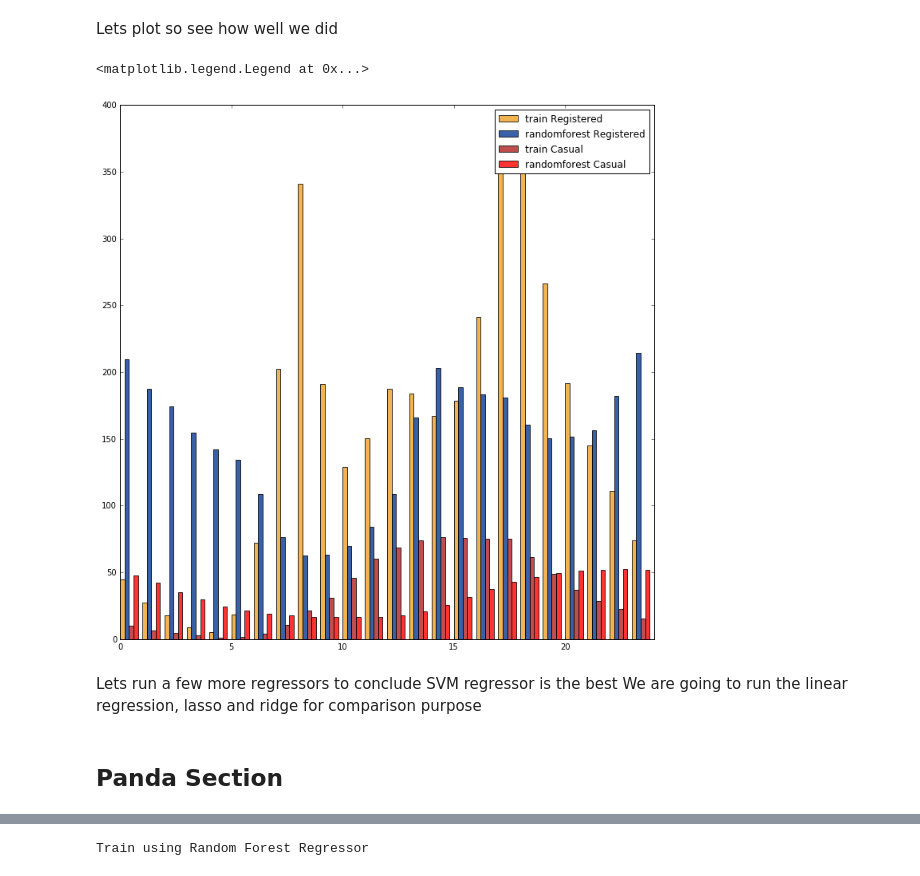
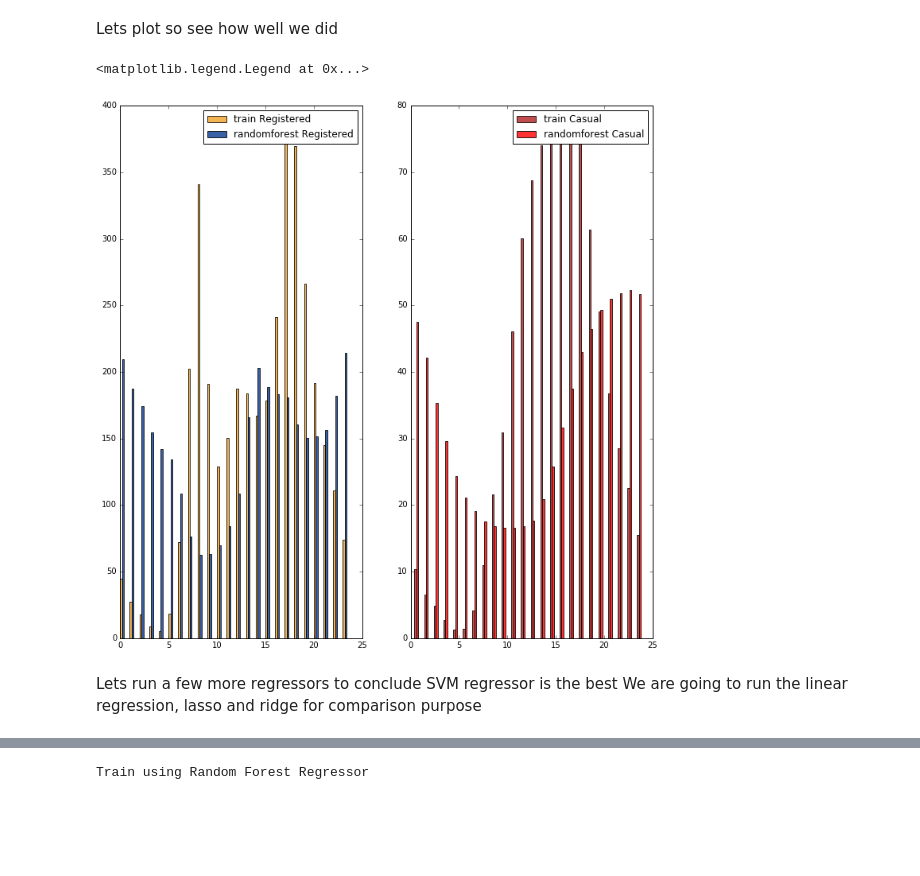
Before and after one commit to MadisonJMyers/W207, a Jupyter notebook: w207_project.ipynb, the cells around one changed output, grey strips where cells are left out. Cells and saved outputs as stored; diff of their text form; code cells hidden in the pictures; blank space fills up the shorter version.

```diff
--- a/w207_project.ipynb
+++ b/w207_project.ipynb
@@ -147,0 +166,27 @@ The casual and registered donot look normal.  Lets see if log will work to make
+# %%
+#Training data correlation matrix
+
+x = np.zeros(train_data.shape)
+
+for row in range(0, train_data.shape[0]):
+    for col in range(1, train_data.shape[1]):
+        x[row, col] = train_data[row, col]
+
+train_data_corr = x[:, 1:x.shape[1]]
+train_labels_corr = train_labels[:, 1:train_labels.shape[1]]
+
+
+data = pd.DataFrame(data=train_data_corr, columns=train_labels_corr[0])
+
+correlations = data.corr()
+
+fig = plt.figure(figsize=(12,12))
+ax = fig.add_subplot(111)
+cax = ax.matshow(correlations, vmin=-1, vmax=1)
+fig.colorbar(cax,shrink=.8)
+ticks = np.arange(0,11)
+ax.set_xticks(ticks)
+ax.set_yticks(ticks)
+ax.set_xticklabels(train_labels_corr[0])
+ax.set_yticklabels(train_labels_corr[0])
+plt.show()
@@ -1282,39 +1410,47 @@ def summarize(preds):
 plt.figure(figsize=(12,12))
 plt.xlim(0,24)
 bar_width = 0.2
 opacity = 0.8
 
 def width_adjust(x):
     x_adjust = []
     for i in range(24):
         x_adjust.append(hour[i] + x)
     return x_adjust
 
 # Split the charts into two.  One for registered and another for casual so that we can see how our prediction follows the training set
-bars_train_reg = plt.bar(set(hour), summarize(conv_train_data[:,-2]), bar_width,
+
+fig1 = plt.subplot(121)
+
+bars_train_reg = fig1.bar(set(hour), summarize(conv_train_data[:,-2]), bar_width,
                  alpha=opacity,
                  color='#efa028',
                  label='train Registered')
 
-bars_rf_reg = plt.bar(width_adjust(1*bar_width), summarize(results_registered), bar_width,
+bars_rf_reg = fig1.bar(width_adjust(1*bar_width), summarize(results_registered), bar_width,
                  alpha=opacity,
                  color='#073a93',
                  label='randomforest Registered')
 
-bars_train_cas = plt.bar(width_adjust(2*bar_width), summarize(conv_train_data[:,-3]), bar_width,
+
+fig1.legend()
+
+fig2 = plt.subplot(122)
+
+bars_train_cas = fig2.bar(width_adjust(2*bar_width), summarize(conv_train_data[:,-3]), bar_width,
                  alpha=opacity,
                  color='#B22222',
                  label='train Casual')
 
-bars_rf_cas = plt.bar(width_adjust(3*bar_width), summarize(results_casual), bar_width,
+bars_rf_cas = fig2.bar(width_adjust(3*bar_width), summarize(results_casual), bar_width,
                  alpha=opacity,
                  color='#FF0000',
                  label='randomforest Casual')
 
-plt.legend()
+fig2.legend()
 # %% [output]
 <matplotlib.legend.Legend at 0x...>
-[figure, old version]
+[figure, new version]
 # %% [markdown]
 Lets run a few more regressors to conclude SVM regressor is the best
 We are going to run the linear regression, lasso and ridge for comparison purpose
@@ -1423,6 +1556,3 @@ for pp in lr_preds:
 
 test_lab_f.close()
 # 1.26607
-# %% [markdown]
-Panda Section
---------------
```
Also changed, not shown: parts of 31 cells of this notebook.
